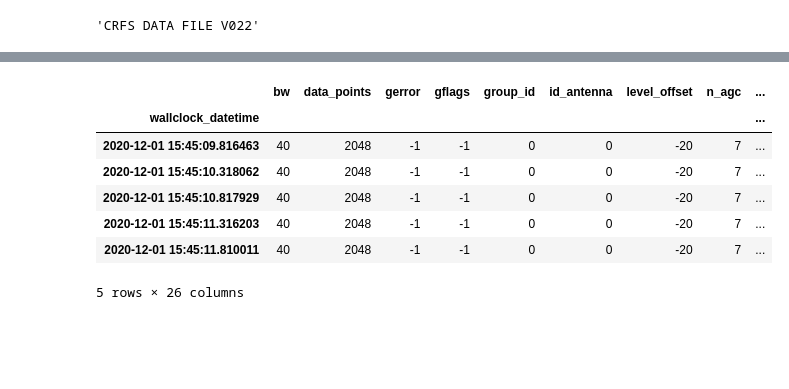
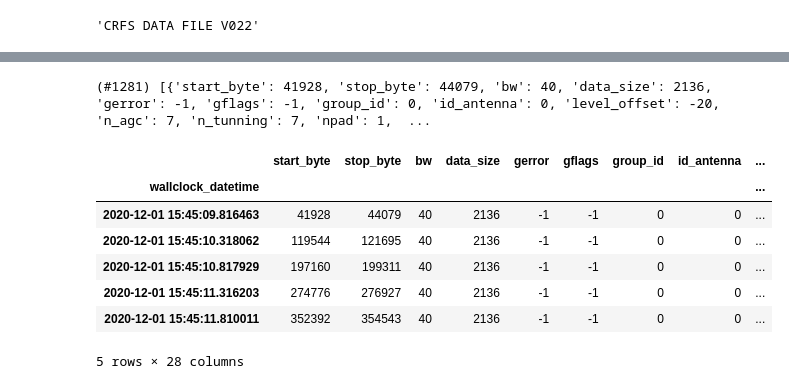
Before and after one commit to ronaldokun/rfpye, a Jupyter notebook: _tests.ipynb, the cells around one changed output, grey strips where cells are left out. Saved outputs shown, nothing was run; the diff lists cells and outputs as text; code cells hidden in the pictures; blank space fills up the shorter version.

Commit message:
Succesfull Mapping of bytes to Blocks

```diff
--- a/_tests.ipynb
+++ b/_tests.ipynb
@@ -129,0 +143,2 @@ getattrs(x)
+# %%
+b1 = multi['blocos'][(63,40)]
@@ -130,4 +153,3 @@ getattrs(x)
 # %%
-%%time
-b1 = multi['blocos'][(63,40)].map(getattrs)
+blocos = multi['blocos'][(63,40)].itemgot(1).map(getattrs) ; blocos
 # %% [output]
@@ -135,11 +157,15 @@ Wall time: 551 ms
+# %%
+meta = b1.map(lambda item: {**dict(zip(('start_byte', 'stop_byte'), item[0])), **getattrs(item[1])}) ; meta
+# %% [output]
+(#1281) [{'start_byte': 41928, 'stop_byte': 44079, 'bw': 40, 'data_size': 2136, 'gerror': -1, 'gflags': -1, 'group_id': 0, 'id_antenna': 0, 'level_offset': -20, 'n_agc': 7, 'n_tunning': 7, 'npad': 1,  ...
 # %%
-df = pd.DataFrame(b1).set_index('wallclock_datetime') ; df.head()
+df = pd.DataFrame(meta).set_index('wallclock_datetime') ; df.head()
 # %% [output]
-|  | bw | data_points | gerror | gflags | group_id | id_antenna | level_offset | n_agc | ... |
+|  | start_byte | stop_byte | bw | data_size | gerror | gflags | group_id | id_antenna | ... |
 | wallclock_datetime |  |  |  |  |  |  |  |  | ... |
-| 2020-12-01 15:45:09.816463 | 40 | 2048 | -1 | -1 | 0 | 0 | -20 | 7 | ... |
-| 2020-12-01 15:45:10.318062 | 40 | 2048 | -1 | -1 | 0 | 0 | -20 | 7 | ... |
-| 2020-12-01 15:45:10.817929 | 40 | 2048 | -1 | -1 | 0 | 0 | -20 | 7 | ... |
-| 2020-12-01 15:45:11.316203 | 40 | 2048 | -1 | -1 | 0 | 0 | -20 | 7 | ... |
-| 2020-12-01 15:45:11.810011 | 40 | 2048 | -1 | -1 | 0 | 0 | -20 | 7 | ... |
+| 2020-12-01 15:45:09.816463 | 41928 | 44079 | 40 | 2136 | -1 | -1 | 0 | 0 | ... |
+| 2020-12-01 15:45:10.318062 | 119544 | 121695 | 40 | 2136 | -1 | -1 | 0 | 0 | ... |
+| 2020-12-01 15:45:10.817929 | 197160 | 199311 | 40 | 2136 | -1 | -1 | 0 | 0 | ... |
+| 2020-12-01 15:45:11.316203 | 274776 | 276927 | 40 | 2136 | -1 | -1 | 0 | 0 | ... |
+| 2020-12-01 15:45:11.810011 | 352392 | 354543 | 40 | 2136 | -1 | -1 | 0 | 0 | ... |
-5 rows × 26 columns
+5 rows × 28 columns
```
Also changed, not shown: parts of 40 cells of this notebook, 16 other files.
